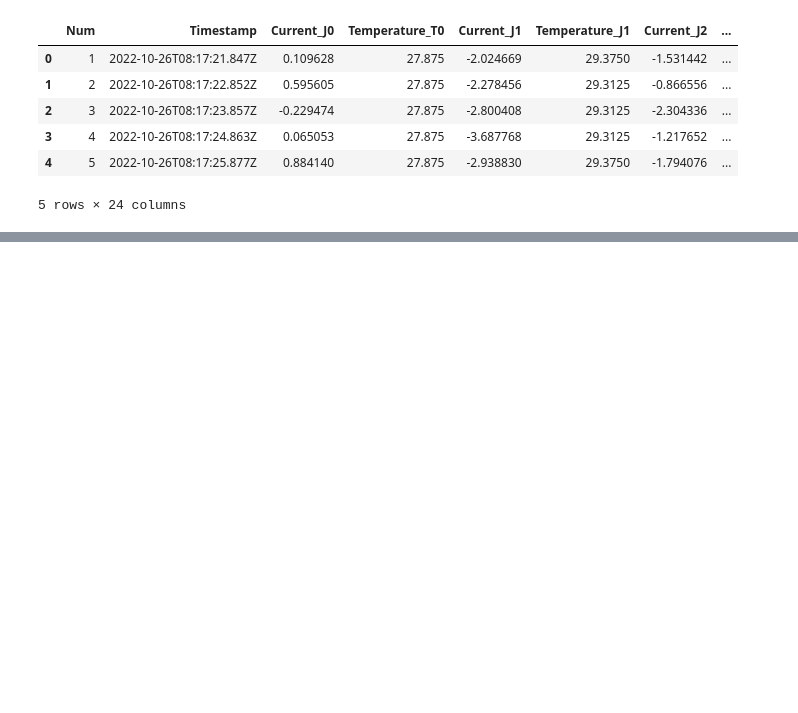
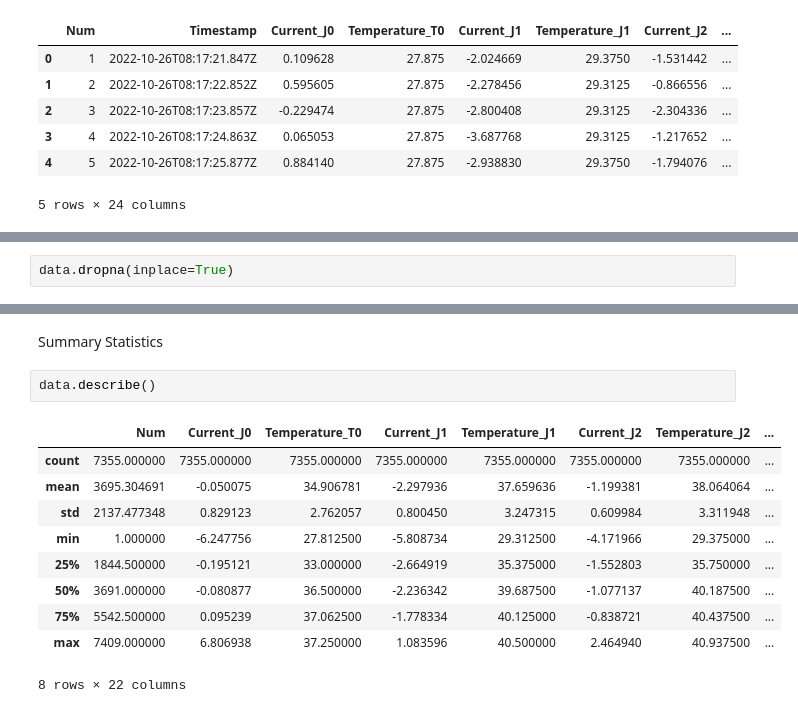
Before and after one commit to arundahiya94/UR3-CobotOps-Data-Analytics, a Jupyter notebook: notebooks/exploration.ipynb, the cells around one changed output, grey strips where cells are left out. Saved outputs shown, nothing was run; the diff lists cells and outputs as text; blank space fills up the shorter version.

```diff
--- a/notebooks/exploration.ipynb
+++ b/notebooks/exploration.ipynb
@@ -17,0 +83,2 @@ data.head()
+# %%
+data.dropna(inplace=True)
@@ -17,0 +115,15 @@ data.head()
+# %% [markdown]
+Summary Statistics
+# %%
+data.describe()
+# %% [output]
+|  | Num | Current_J0 | Temperature_T0 | Current_J1 | Temperature_J1 | Current_J2 | Temperature_J2 | ... |
+| count | 7355.000000 | 7355.000000 | 7355.000000 | 7355.000000 | 7355.000000 | 7355.000000 | 7355.000000 | ... |
+| mean | 3695.304691 | -0.050075 | 34.906781 | -2.297936 | 37.659636 | -1.199381 | 38.064064 | ... |
+| std | 2137.477348 | 0.829123 | 2.762057 | 0.800450 | 3.247315 | 0.609984 | 3.311948 | ... |
+| min | 1.000000 | -6.247756 | 27.812500 | -5.808734 | 29.312500 | -4.171966 | 29.375000 | ... |
+| 25% | 1844.500000 | -0.195121 | 33.000000 | -2.664919 | 35.375000 | -1.552803 | 35.750000 | ... |
+| 50% | 3691.000000 | -0.080877 | 36.500000 | -2.236342 | 39.687500 | -1.077137 | 40.187500 | ... |
+| 75% | 5542.500000 | 0.095239 | 37.062500 | -1.778334 | 40.125000 | -0.838721 | 40.437500 | ... |
+| max | 7409.000000 | 6.806938 | 37.250000 | 1.083596 | 40.500000 | 2.464940 | 40.937500 | ... |
+8 rows × 22 columns
```
Also changed, not shown: parts of 8 cells of this notebook.
